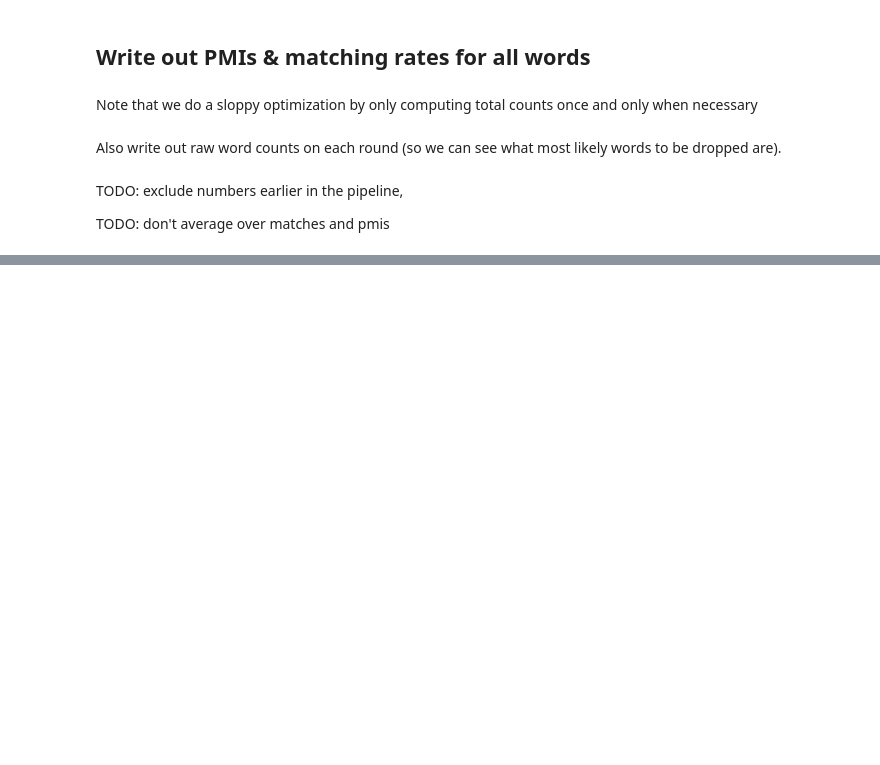
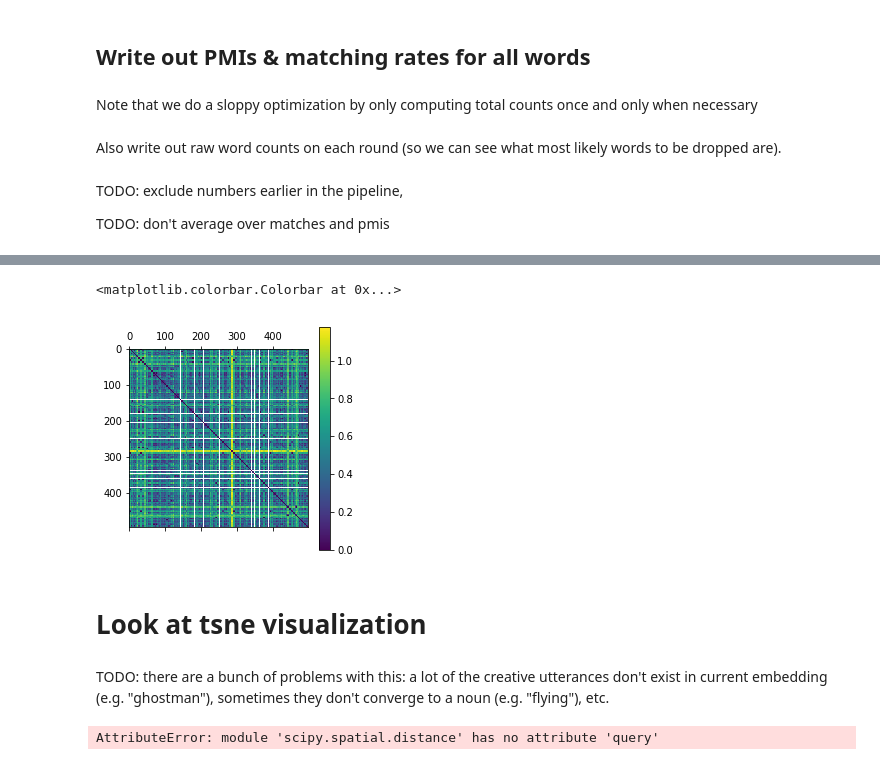
Before and after one commit to hawkrobe/tangrams, a Jupyter notebook: analysis/sequential/preprocessing_sequential.ipynb, the cells around one changed output, grey strips where cells are left out. Drawn from its saved outputs; the diff is of its cells as text; code cells hidden in the pictures; blank space fills up the shorter version.

```diff
--- a/analysis/sequential/preprocessing_sequential.ipynb
+++ b/analysis/sequential/preprocessing_sequential.ipynb
@@ -455,0 +486,5 @@ with open('PMIbootstrap.csv', 'w', newline='') as outfile:
+# %%
+embedding_meta = (d
+               .query("taskVersion == 'cued' and role == 'director'")
+               .sort_values(by = ['gameid', 'intendedName', 'repetitionNum'])
+               .loc[:, ['gameid', 'intendedName', 'repetitionNum', 'doc']])
@@ -455,0 +609,8 @@ with open('PMIbootstrap.csv', 'w', newline='') as outfile:
+# %%
+plt.matshow(dist_mat_sq)
+plt.colorbar()
+# %% [output]
+<matplotlib.colorbar.Colorbar at 0x...>
+[figure, added]
+# %% [markdown]
+# Look at tsne visualization
@@ -455,0 +634,12 @@ with open('PMIbootstrap.csv', 'w', newline='') as outfile:
+# %% [markdown]
+TODO: there are a bunch of problems with this: a lot of the creative utterances don't exist in current embedding (e.g. "ghostman"), sometimes they don't converge to a noun (e.g. "flying"), etc.
+# %%
+embedding_d = d.query('taskVersion == "cued" and intendedName == "A"')
+X = embedding_d[embedding_d['noun_embedding'].notna()]['noun_embedding']
+str_y = embedding_d[embedding_d['noun_embedding'].notna()]['gameid']
+str_dict = dict([(y,x+1) for x,y in enumerate(sorted(set(str_y)))])
+y = [str_dict[v] for v in str_y]
+X_tsne = tsne.fit_transform(np.stack(X.values))
+plot_embedding(X_tsne, np.array(y))
+# %% [output]
+AttributeError: module 'scipy.spatial.distance' has no attribute 'query'
```
Also changed, not shown: parts of 34 cells of this notebook.
